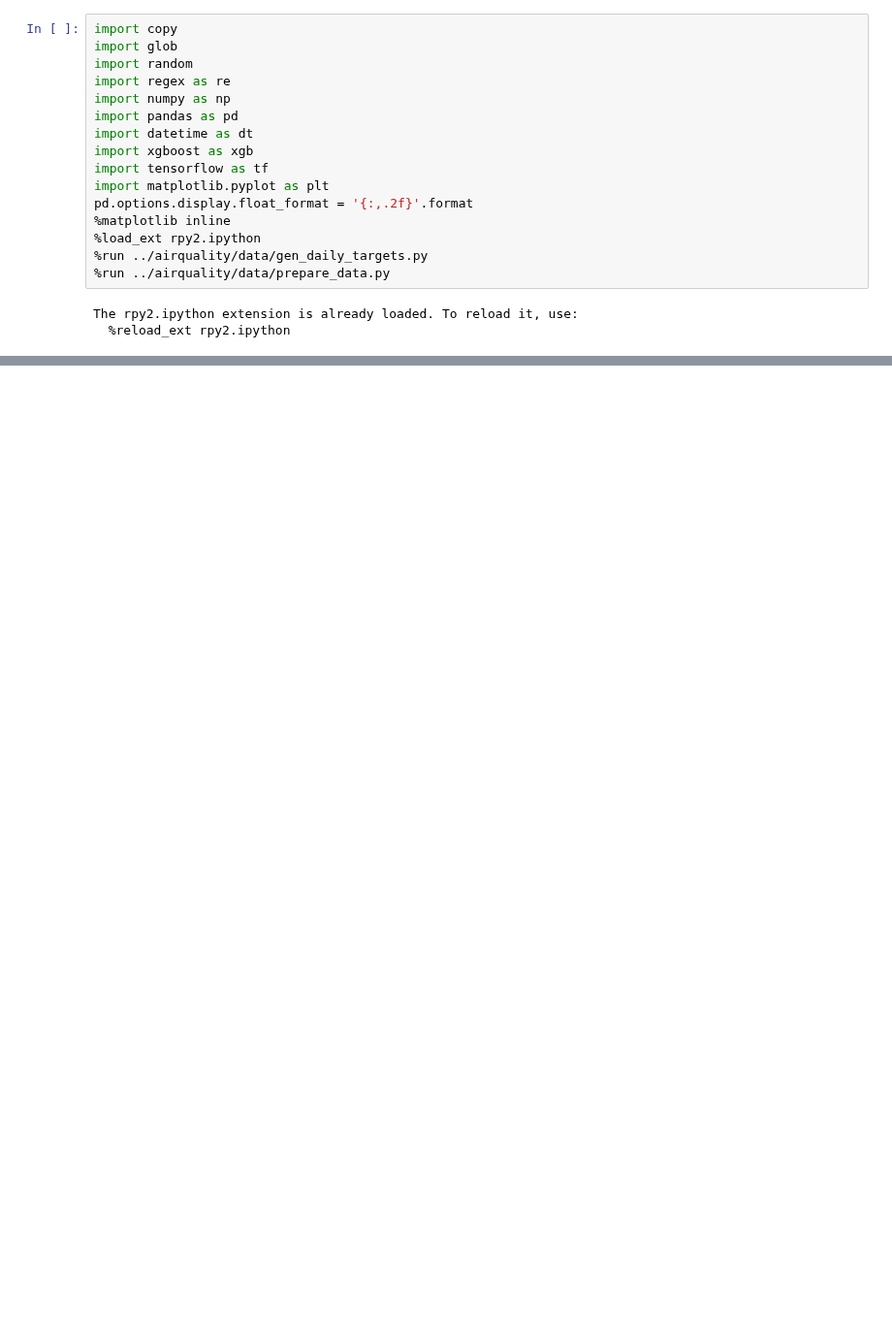
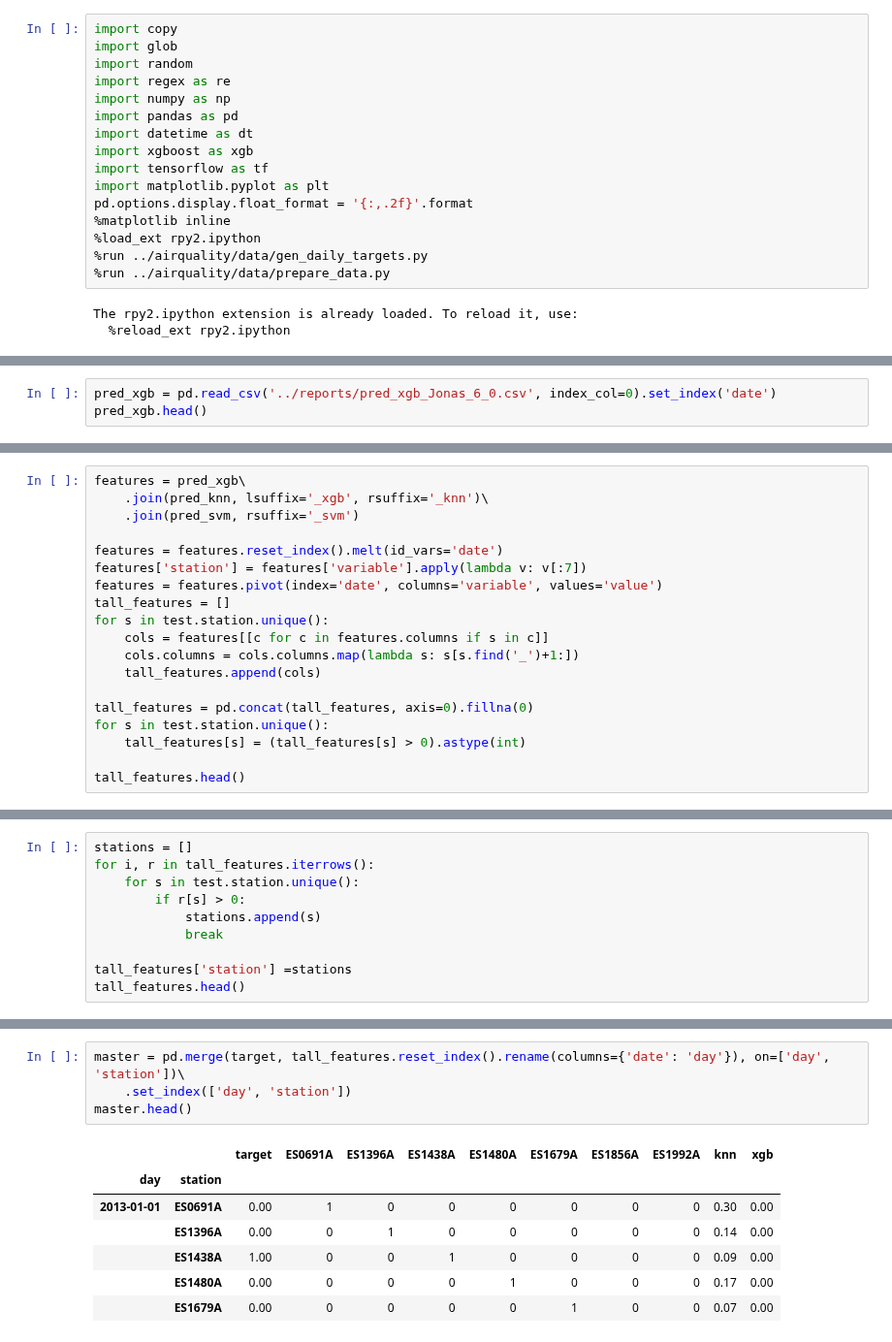
Before and after one commit to javiermas/BCNAirQualityDatathon, a Jupyter notebook: notebooks/Jonas_10.ipynb, the cells around one changed output, grey strips where cells are left out. Shown at 97% size. Cells and saved outputs as stored; diff of their text form; blank space fills up the shorter version.

```diff
--- a/notebooks/Jonas_10.ipynb
+++ b/notebooks/Jonas_10.ipynb
@@ -39,0 +69,3 @@ pred_knn.head()
+# %%
+pred_xgb = pd.read_csv('../reports/pred_xgb_Jonas_6_0.csv', index_col=0).set_index('date')
+pred_xgb.head()
@@ -39,0 +80,19 @@ pred_knn.head()
+# %%
+features = pred_xgb\
+    .join(pred_knn, lsuffix='_xgb', rsuffix='_knn')\
+    .join(pred_svm, rsuffix='_svm')
+
+features = features.reset_index().melt(id_vars='date')
+features['station'] = features['variable'].apply(lambda v: v[:7])
+features = features.pivot(index='date', columns='variable', values='value')
+tall_features = []
+for s in test.station.unique():
+    cols = features[[c for c in features.columns if s in c]]
+    cols.columns = cols.columns.map(lambda s: s[s.find('_')+1:])
+    tall_features.append(cols)
+
+tall_features = pd.concat(tall_features, axis=0).fillna(0)
+for s in test.station.unique():
+    tall_features[s] = (tall_features[s] > 0).astype(int)
+
+tall_features.head()
@@ -39,0 +107,10 @@ pred_knn.head()
+# %%
+stations = []
+for i, r in tall_features.iterrows():
+    for s in test.station.unique():
+        if r[s] > 0:
+            stations.append(s)
+            break
+
+tall_features['station'] =stations
+tall_features.head()
@@ -39,0 +125,12 @@ pred_knn.head()
+# %%
+master = pd.merge(target, tall_features.reset_index().rename(columns={'date': 'day'}), on=['day', 'station'])\
+    .set_index(['day', 'station'])
+master.head()
+# %% [output]
+|  |  | target | ES0691A | ES1396A | ES1438A | ES1480A | ES1679A | ES1856A | ES1992A | knn | xgb |
+| day | station |  |  |  |  |  |  |  |  |  |  |
+| 2013-01-01 | ES0691A | 0.00 | 1 | 0 | 0 | 0 | 0 | 0 | 0 | 0.30 | 0.00 |
+|  | ES1396A | 0.00 | 0 | 1 | 0 | 0 | 0 | 0 | 0 | 0.14 | 0.00 |
+|  | ES1438A | 1.00 | 0 | 0 | 1 | 0 | 0 | 0 | 0 | 0.09 | 0.00 |
+|  | ES1480A | 0.00 | 0 | 0 | 0 | 1 | 0 | 0 | 0 | 0.17 | 0.00 |
+|  | ES1679A | 0.00 | 0 | 0 | 0 | 0 | 1 | 0 | 0 | 0.07 | 0.00 |
```
Also changed, not shown: parts of 13 cells of this notebook, 10 other files.
